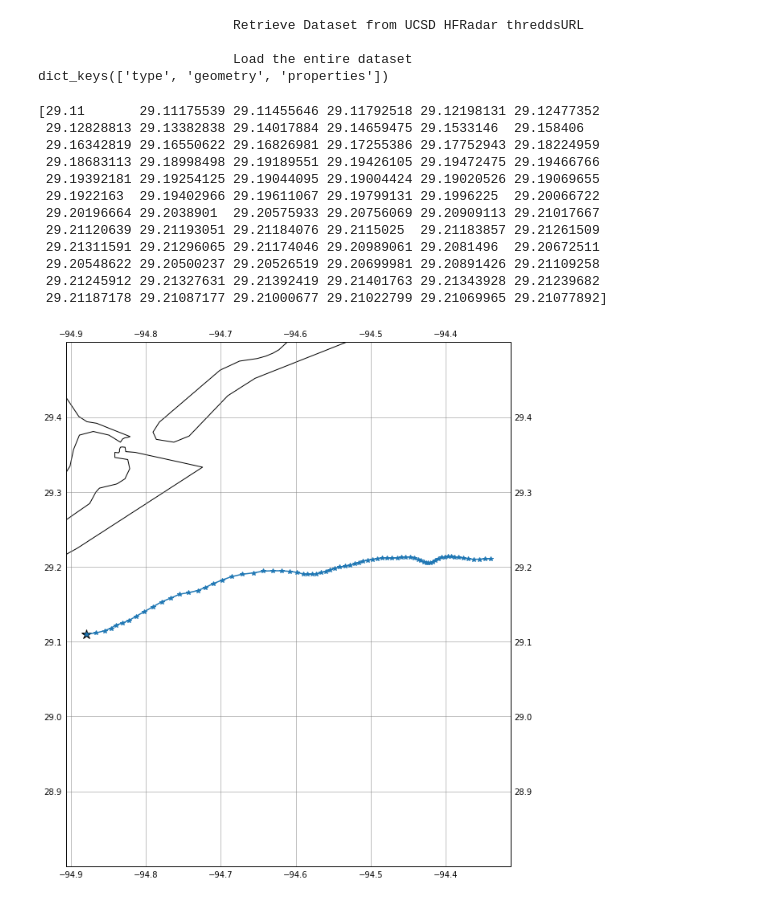
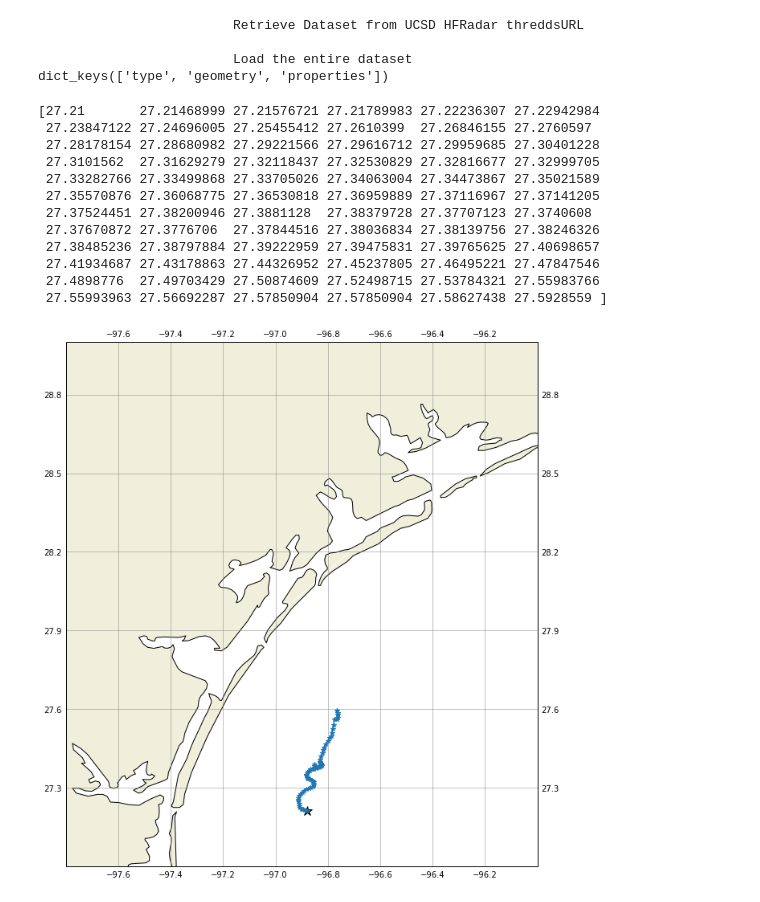
Before and after one commit to cyhsu/TxTrack, a Jupyter notebook: notebook/TxTrack.ipynb, the cells around one changed output. Cells and saved outputs as stored; diff of their text form; code cells hidden in the pictures.

```diff
--- a/notebook/TxTrack.ipynb
+++ b/notebook/TxTrack.ipynb
@@ -59,9 +76,9 @@ import cartopy.crs as ccrs
 import cartopy.feature as cf
 from src.api.fetch import fetch
 # %%
-start_time = '2018-07-01'
-end_time  = '2018-07-03'
-cls = fetch(-94.88, 29.11,start_time,end_time)
+start_time = '2019-07-01'
+end_time  = '2019-07-03'
+cls = fetch(-96.88, 27.21,start_time,end_time)
 json01 = cls.json()[0]
 print(json01.keys())
 # %% [output]
@@ -73,36 +90,34 @@ dict_keys(['type', 'geometry', 'properties'])
 lon,lat = np.squeeze(json01['geometry']['coordinates']).T
 print(lat)
 # %% [output]
-[29.11       29.11175539 29.11455646 29.11792518 29.12198131 29.12477352
- 29.12828813 29.13382838 29.14017884 29.14659475 29.1533146  29.158406
- 29.16342819 29.16550622 29.16826981 29.17255386 29.17752943 29.18224959
- 29.18683113 29.18998498 29.19189551 29.19426105 29.19472475 29.19466766
- 29.19392181 29.19254125 29.19044095 29.19004424 29.19020526 29.19069655
- 29.1922163  29.19402966 29.19611067 29.19799131 29.1996225  29.20066722
- 29.20196664 29.2038901  29.20575933 29.20756069 29.20909113 29.21017667
- 29.21120639 29.21193051 29.21184076 29.2115025  29.21183857 29.21261509
- 29.21311591 29.21296065 29.21174046 29.20989061 29.2081496  29.20672511
- 29.20548622 29.20500237 29.20526519 29.20699981 29.20891426 29.21109258
- 29.21245912 29.21327631 29.21392419 29.21401763 29.21343928 29.21239682
- 29.21187178 29.21087177 29.21000677 29.21022799 29.21069965 29.21077892]
+[27.21       27.21468999 27.21576721 27.21789983 27.22236307 27.22942984
+ 27.23847122 27.24696005 27.25455412 27.2610399  27.26846155 27.2760597
+ 27.28178154 27.28680982 27.29221566 27.29616712 27.29959685 27.30401228
+ 27.3101562  27.31629279 27.32118437 27.32530829 27.32816677 27.32999705
+ 27.33282766 27.33499868 27.33705026 27.34063004 27.34473867 27.35021589
+ 27.35570876 27.36068775 27.36530818 27.36959889 27.37116967 27.37141205
+ 27.37524451 27.38200946 27.3881128  27.38379728 27.37707123 27.3740608
+ 27.37670872 27.3776706  27.37844516 27.38036834 27.38139756 27.38246326
+ 27.38485236 27.38797884 27.39222959 27.39475831 27.39765625 27.40698657
+ 27.41934687 27.43178863 27.44326952 27.45237805 27.46495221 27.47847546
+ 27.4898776  27.49703429 27.50874609 27.52498715 27.53784321 27.55983766
+ 27.55993963 27.56692287 27.57850904 27.57850904 27.58627438 27.5928559 ]
 # %%
 fig, axes = plt.subplots(ncols=1,nrows=1,
                          figsize=(15,12),
                          subplot_kw=dict(projection=ccrs.PlateCarree()))
 extent = [-99.0, -90.0, 25.0, 30.0]
 # axes.set_extent(extent)
-# axes.add_feature(cf.LAND(scale='10m'))
+axes.add_feature(cf.LAND.with_scale('10m'))
 # axes.add_feature(cf.OCEAN)
 axes.add_feature(cf.STATES, linestyle='-',lw=1.0,edgecolor='white')
 axes.add_feature(cf.BORDERS, linestyle='-', lw=2.5,edgecolor='white')
 axes.gridlines(color='gray',alpha=0.6,draw_labels=True)
 axes.coastlines(resolution='10m')
+axes.set_ylim([27.0,29.0])
+axes.set_xlim([-97.8,-96.0])
 axes.plot(lon[0],lat[0],'k*',markersize=12)
 axes.plot(lon,lat,'*-')
-axes.set_ylim([28.8,29.5])
-# axes.set_xlim([-99])
-# axes.set_extent([-99, -93, 25, 30],crs=ccrs.PlateCarree())
-
 plt.show()
 # %% [output]
-[figure, old version]
+[figure, new version]
```
Also changed, not shown: parts of 7 cells of this notebook.
